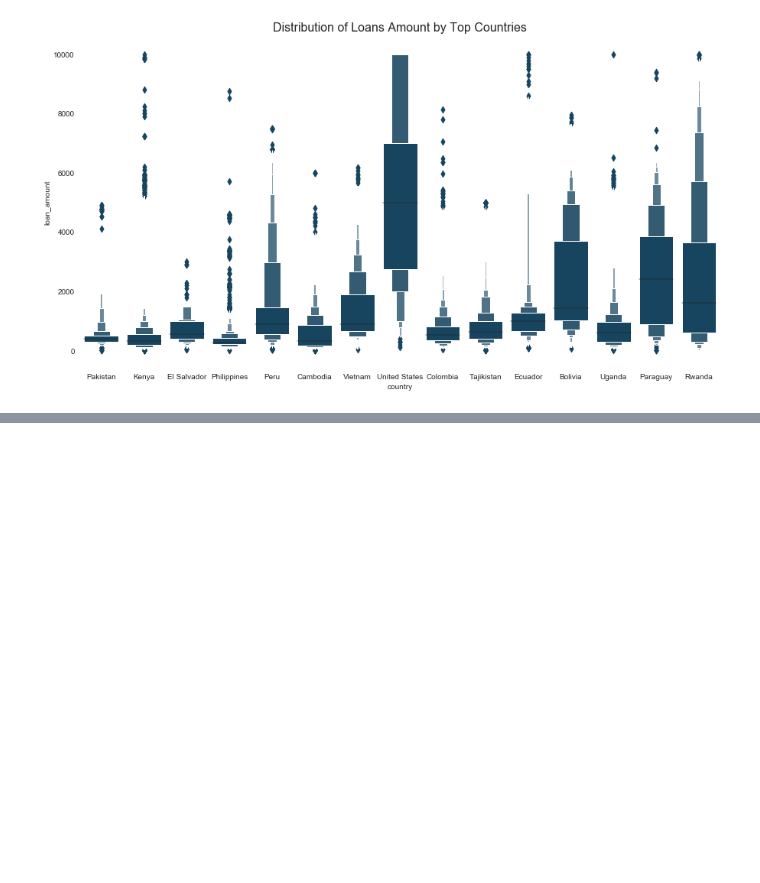
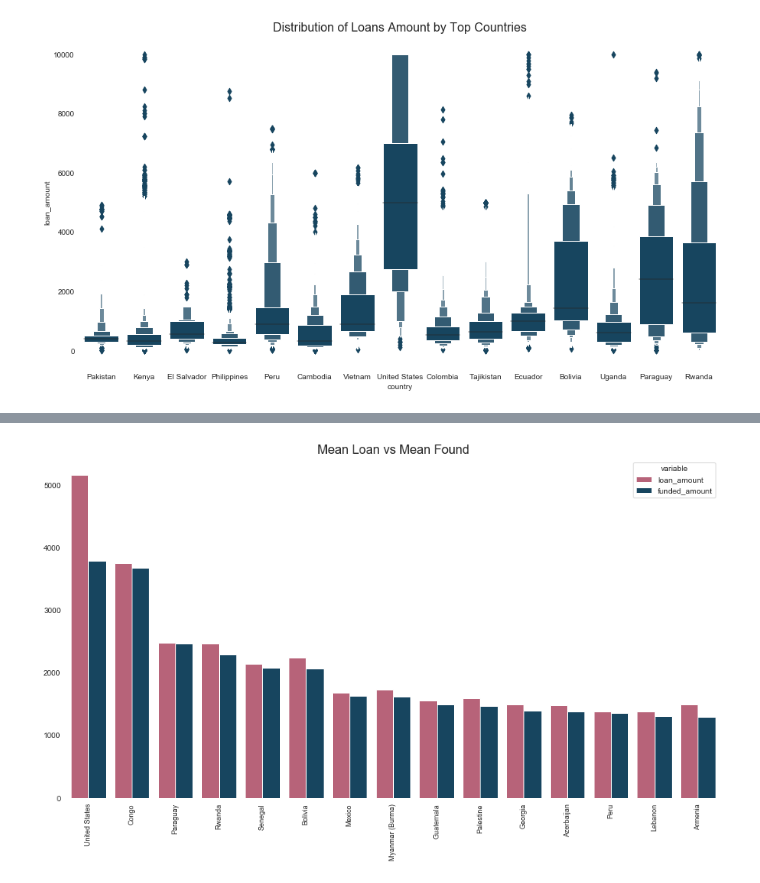
Before and after one commit to JakubPluta/EDA-ML, a Jupyter notebook: Kiva Crowdfunding EDA.ipynb, the cells around one changed output, grey strips where cells are left out. Cells and saved outputs as stored; diff of their text form; code cells hidden in the pictures; blank space fills up the shorter version.

```diff
--- a/Kiva Crowdfunding EDA.ipynb
+++ b/Kiva Crowdfunding EDA.ipynb
@@ -161,0 +185,14 @@ plt.title('Distribution of Loans Amount by Top Countries',fontsize=16);
+# %%
+ovo = kiva[kiva['country'].isin(kiva['country'].value_counts().head(50).index.tolist())]
+ovo = ovo.groupby(['country'])['loan_amount','funded_amount'].mean().sort_values(by='funded_amount',ascending = False).head(15).reset_index()
+ovo_tidy = ovo.melt(id_vars='country')
+plt.figure(figsize=(15,8))
+c = sns.barplot(y='value',x='country',hue='variable',data=ovo_tidy,palette=['#c55572','#0B486B','#B5838D'])
+plt.xticks(fontsize=9,rotation=90)
+sns.despine(top=True, right=True, left=True, bottom=True, offset=None, trim=False)
+c.yaxis.set_major_formatter(FormatStrFormatter('%.0f'))
+plt.xlabel('');
+plt.ylabel('');
+plt.title('Mean Loan vs Mean Found',fontsize=16);
+# %% [output]
+[figure, added]
```
Also changed, not shown: parts of 4 cells of this notebook.
